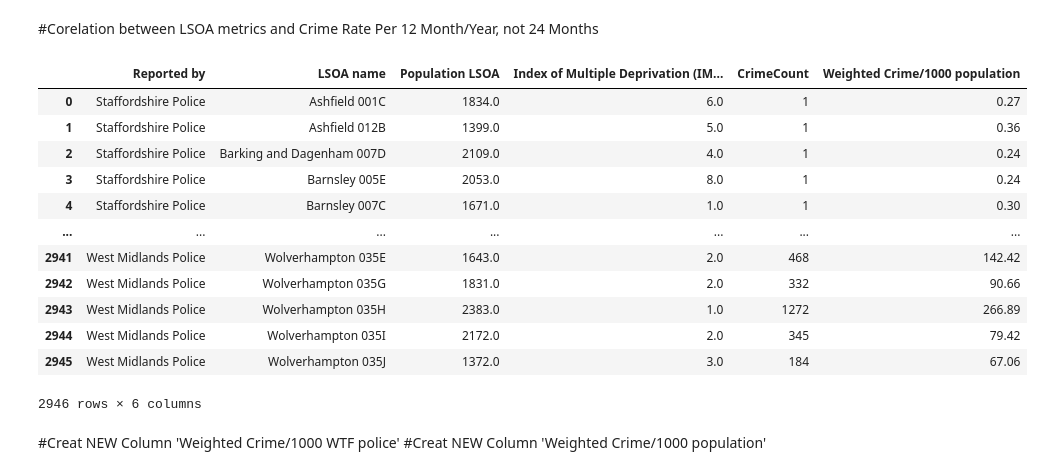
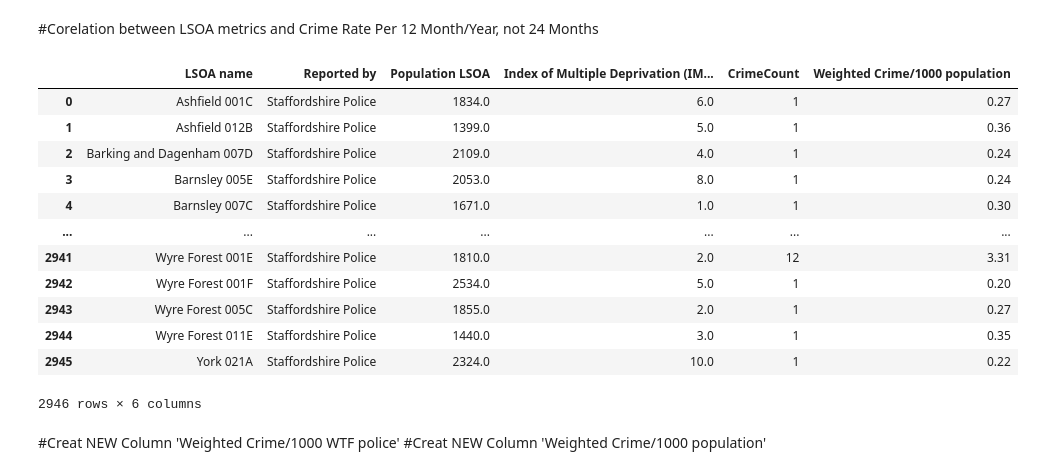
Before and after one commit to zhangwiki86-soton/L7---Data-Analysis-and-Visualisation, a Jupyter notebook: DRAFT Test Glob.ipynb, the cells around one changed output. Cells and saved outputs as stored; diff of their text form; code cells hidden in the pictures.

```diff
--- a/DRAFT Test Glob.ipynb
+++ b/DRAFT Test Glob.ipynb
@@ -608,28 +616,28 @@ crime_plot
 # %% [markdown]
 #Corelation between LSOA metrics and Crime Rate Per 12 Month/Year, not 24 Months
 # %%
-crime_counts_lsoa = DataMerge.groupby(['Reported by','LSOA name','Population LSOA','Index of Multiple Deprivation (IMD) Decile (where 1 is most deprived 10% of LSOAs)']).size().reset_index(name='CrimeCount')
+crime_counts_lsoa = DataMerge.groupby(['LSOA name','Reported by','Population LSOA','Index of Multiple Deprivation (IMD) Decile (where 1 is most deprived 10% of LSOAs)']).size().reset_index(name='CrimeCount')
 crime_counts_lsoa['Weighted Crime/1000 population']=(crime_counts_lsoa['CrimeCount']/crime_counts_lsoa['Population LSOA'].astype(float))*1000/2 # 12 months not total 24 months
 crime_counts_lsoa['Weighted Crime/1000 population']=crime_counts_lsoa['Weighted Crime/1000 population'].round(2)
 crime_counts_lsoa.sort_values(by=["Weighted Crime/1000 population"],ascending=False)
 crime_counts_lsoa
 #Police=['West Midlands Police']
 #a=crime_counts_lsoa[crime_counts_lsoa['Reported by'].isin(Police)]
 #a
 #a.sort_values(by=["Weighted Crime/1000 population"],ascending=False)
 # %% [output]
-|  | Reported by | LSOA name | Population LSOA | Index of Multiple Deprivation (IM... | CrimeCount | Weighted Crime/1000 population |
-| 0 | Staffordshire Police | Ashfield 001C | 1834.0 | 6.0 | 1 | 0.27 |
-| 1 | Staffordshire Police | Ashfield 012B | 1399.0 | 5.0 | 1 | 0.36 |
-| 2 | Staffordshire Police | Barking and Dagenham 007D | 2109.0 | 4.0 | 1 | 0.24 |
-| 3 | Staffordshire Police | Barnsley 005E | 2053.0 | 8.0 | 1 | 0.24 |
-| 4 | Staffordshire Police | Barnsley 007C | 1671.0 | 1.0 | 1 | 0.30 |
+|  | LSOA name | Reported by | Population LSOA | Index of Multiple Deprivation (IM... | CrimeCount | Weighted Crime/1000 population |
+| 0 | Ashfield 001C | Staffordshire Police | 1834.0 | 6.0 | 1 | 0.27 |
+| 1 | Ashfield 012B | Staffordshire Police | 1399.0 | 5.0 | 1 | 0.36 |
+| 2 | Barking and Dagenham 007D | Staffordshire Police | 2109.0 | 4.0 | 1 | 0.24 |
+| 3 | Barnsley 005E | Staffordshire Police | 2053.0 | 8.0 | 1 | 0.24 |
+| 4 | Barnsley 007C | Staffordshire Police | 1671.0 | 1.0 | 1 | 0.30 |
 | ... | ... | ... | ... | ... | ... | ... |
-| 2941 | West Midlands Police | Wolverhampton 035E | 1643.0 | 2.0 | 468 | 142.42 |
-| 2942 | West Midlands Police | Wolverhampton 035G | 1831.0 | 2.0 | 332 | 90.66 |
-| 2943 | West Midlands Police | Wolverhampton 035H | 2383.0 | 1.0 | 1272 | 266.89 |
-| 2944 | West Midlands Police | Wolverhampton 035I | 2172.0 | 2.0 | 345 | 79.42 |
-| 2945 | West Midlands Police | Wolverhampton 035J | 1372.0 | 3.0 | 184 | 67.06 |
+| 2941 | Wyre Forest 001E | Staffordshire Police | 1810.0 | 2.0 | 12 | 3.31 |
+| 2942 | Wyre Forest 001F | Staffordshire Police | 2534.0 | 5.0 | 1 | 0.20 |
+| 2943 | Wyre Forest 005C | Staffordshire Police | 1855.0 | 2.0 | 1 | 0.27 |
+| 2944 | Wyre Forest 011E | Staffordshire Police | 1440.0 | 3.0 | 1 | 0.35 |
+| 2945 | York 021A | Staffordshire Police | 2324.0 | 10.0 | 1 | 0.22 |
 2946 rows × 6 columns
 # %% [markdown]
 #Creat NEW Column 'Weighted Crime/1000 WTF police'
```
Also changed, not shown: parts of 15 cells of this notebook.
